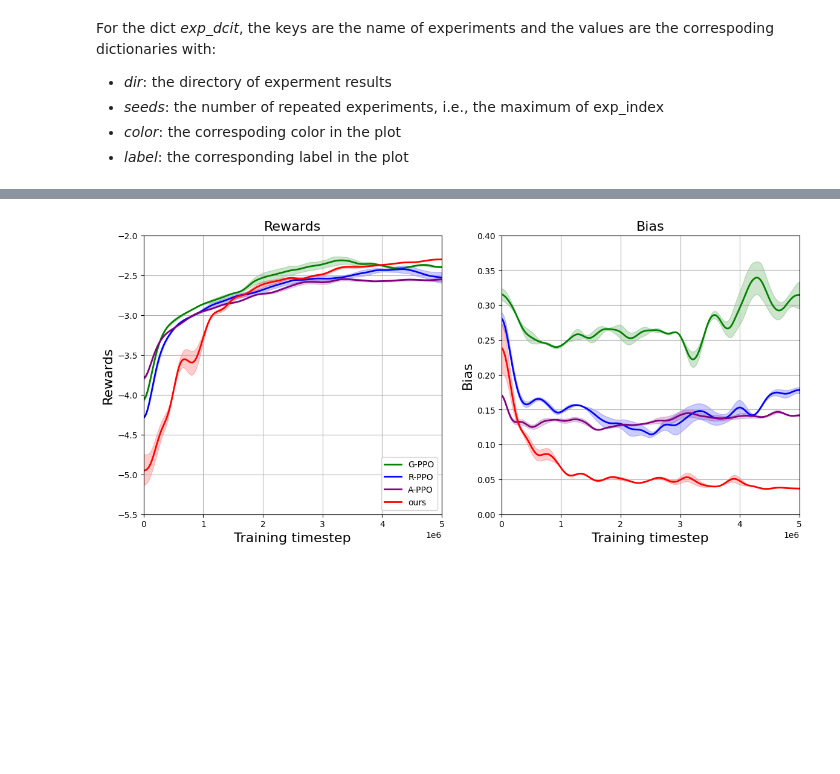
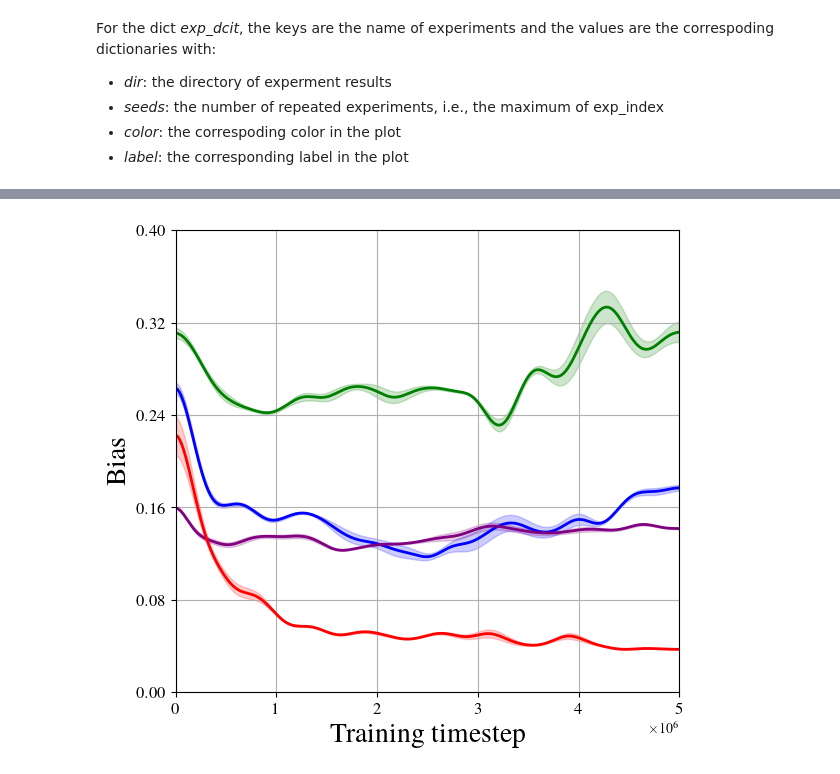
Before and after one commit to Yuancheng-Xu/ELBERT, a Jupyter notebook: plot/plot.ipynb, the cells around one changed output, grey strips where cells are left out. Drawn from its saved outputs; the diff is of its cells as text; code cells hidden in the pictures; blank space fills up the shorter version.

Commit message:
update plot code

```diff
--- a/plot/plot.ipynb
+++ b/plot/plot.ipynb
@@ -30,4 +34,4 @@ exp_dict = {
 # %%
-fig = load_and_plot_rb(exp_dict, rewards_ylim=[-5.5, -2], bias_ylim=[0, 0.4], xlim=[0, 5e6], timesteps=245)
+fig_bias_plot = load_and_plot(exp_dict, plot_type='Bias', ylim=[0, 0.4], xlim=[0, 5e6], timesteps=245)
 # %% [output]
-[figure, old version]
+[figure, new version]
```
Also changed, not shown: parts of 4 cells of this notebook, 1 other file.
